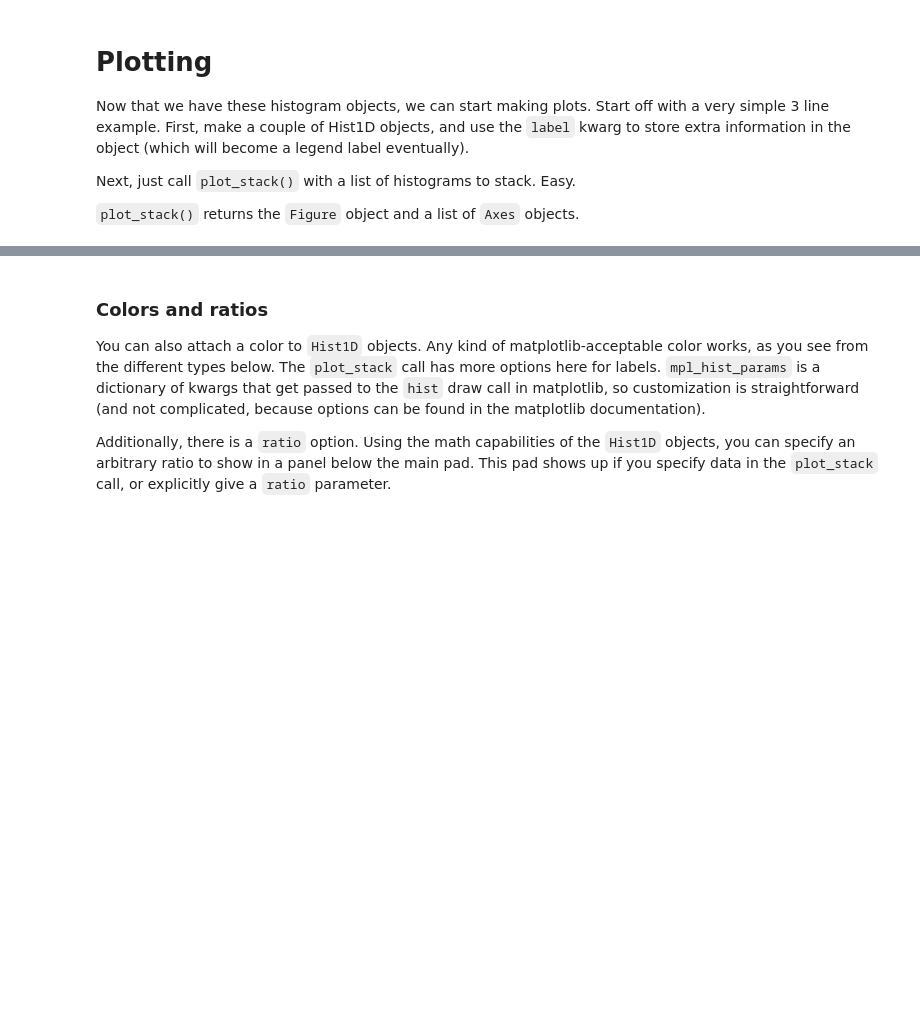
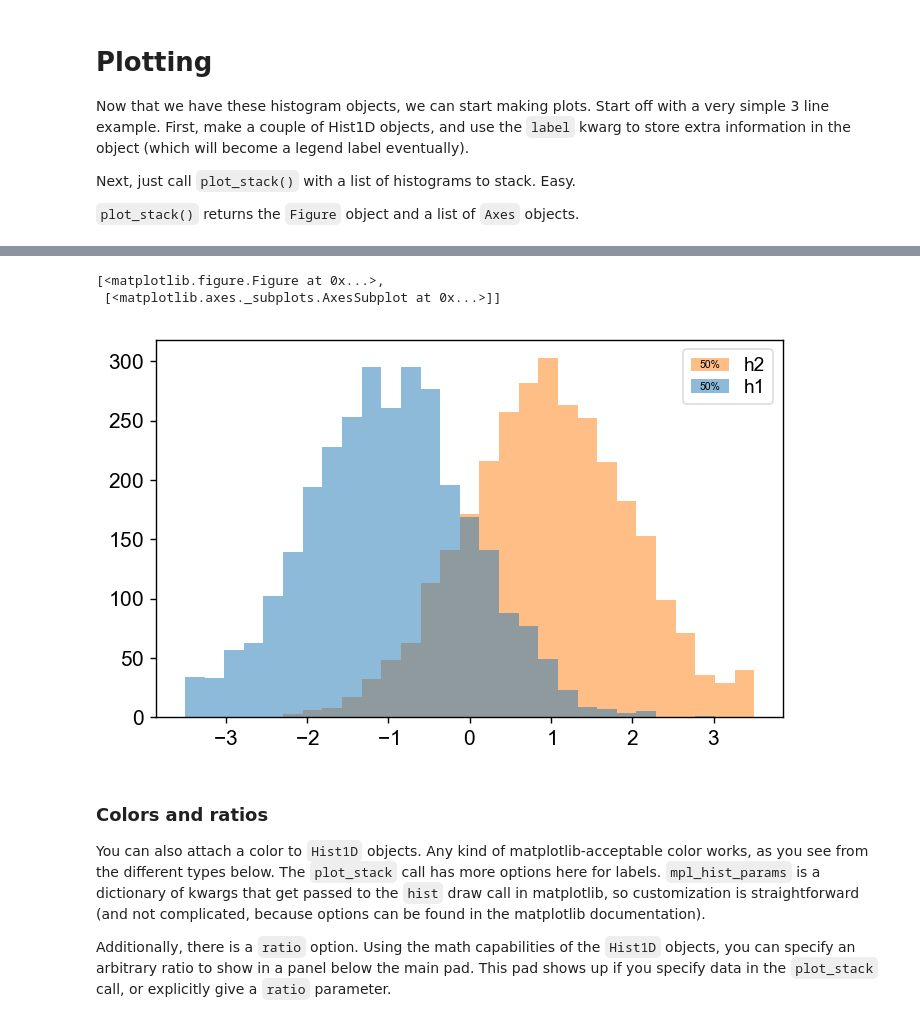
Before and after one commit to aminnj/matplottery, a Jupyter notebook: examples/examples.ipynb, the cells around one changed output, grey strips where cells are left out. Saved outputs shown, nothing was run; the diff lists cells and outputs as text; code cells hidden in the pictures; blank space fills up the shorter version.

```diff
--- a/examples/examples.ipynb
+++ b/examples/examples.ipynb
@@ -87,3 +81,12 @@ plotter.plot_stack([h1,h2])
+# %%
+plotter.plot_stack(
+    [h1,h2],
+    mpl_hist_params=dict(alpha=0.5,stacked=False),
+)
+# %% [output]
+[<matplotlib.figure.Figure at 0x...>,
+ [<matplotlib.axes._subplots.AxesSubplot at 0x...>]]
+[figure, added]
 # %% [markdown]
 ### Colors and ratios
 You can also attach a color to `Hist1D` objects. Any kind of matplotlib-acceptable color works, as you see from the different types below. The `plot_stack` call has more options here for labels. `mpl_hist_params` is a dictionary of kwargs that get passed to the `hist` draw call in matplotlib, so customization is straightforward (and not complicated, because options can be found in the matplotlib documentation).
```
Also changed, not shown: parts of 17 cells of this notebook, 3 other files.
